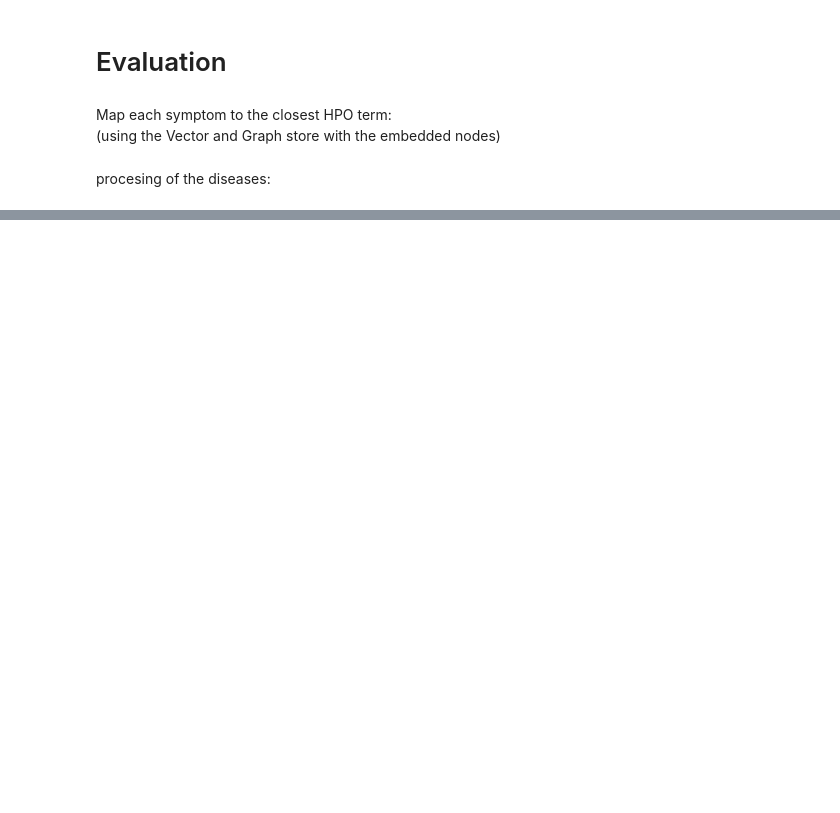
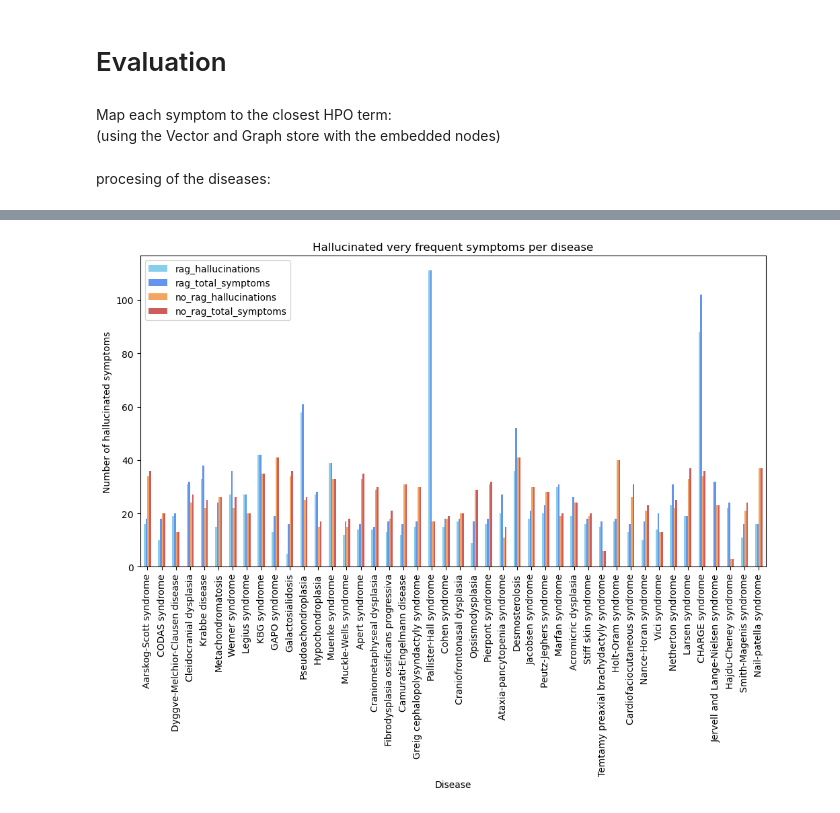
Before and after one commit to laurasck14/KG-RAG, a Jupyter notebook: notebooks/disease_mode_evaluation.ipynb, the cells around one changed output, grey strips where cells are left out. Saved outputs shown, nothing was run; the diff lists cells and outputs as text; code cells hidden in the pictures; blank space fills up the shorter version.

```diff
--- a/notebooks/disease_mode_evaluation.ipynb
+++ b/notebooks/disease_mode_evaluation.ipynb
@@ -280,0 +401,14 @@ Process with PID 3785588 has been terminated.
+# %%
+orpha_results.plot(
+    x="disease",
+    y=["rag_hallucinations", "rag_total_symptoms", "no_rag_hallucinations", "no_rag_total_symptoms"],
+    color=["skyblue", "cornflowerblue", "sandybrown", "indianred"],
+    kind="bar",
+    title="Hallucinated very frequent symptoms per disease",
+    ylabel="Number of hallucinated symptoms",
+    xlabel="Disease",
+    figsize=(12, 6)
+)
+plt.show()
+# %% [output]
+[figure, added]
```
Also changed, not shown: parts of 18 cells of this notebook.
